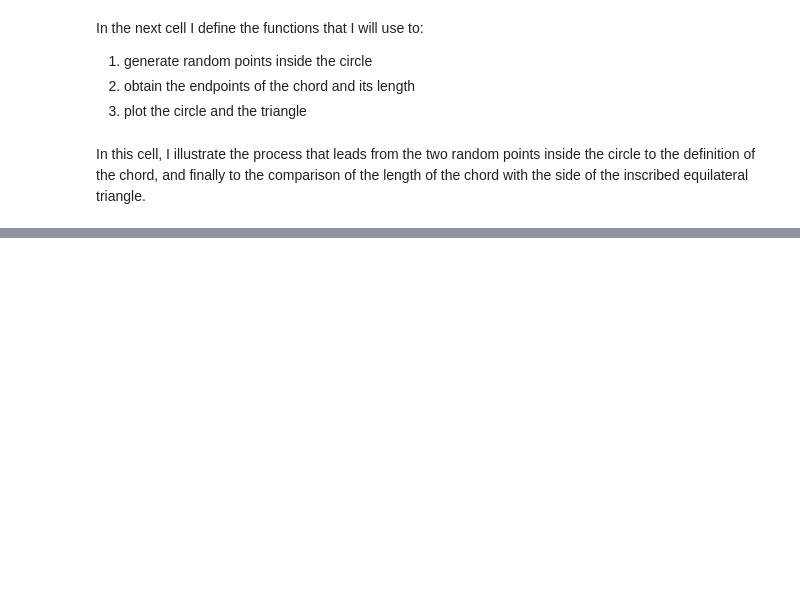
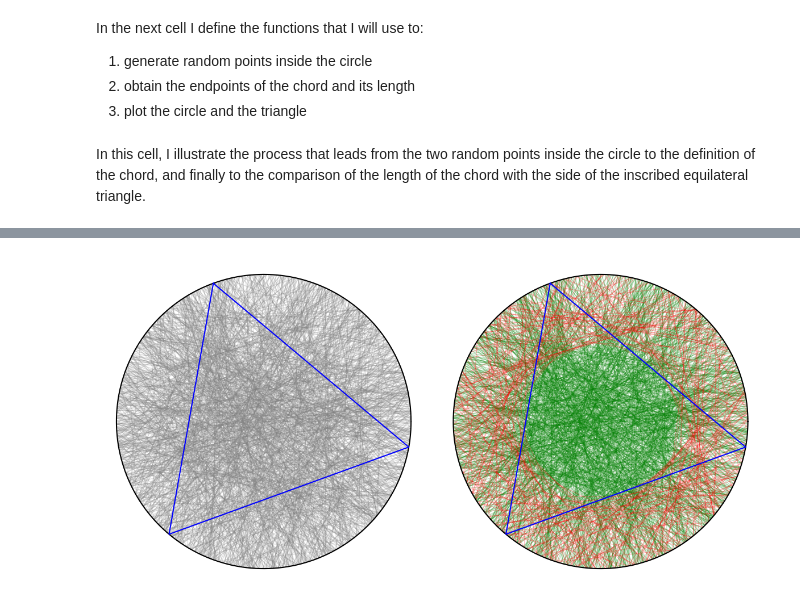
Before and after one commit to igordt/SAED_homeworks, a Jupyter notebook: h2/h2.ipynb, the cells around one changed output, grey strips where cells are left out. Saved outputs shown, nothing was run; the diff lists cells and outputs as text; code cells hidden in the pictures; blank space fills up the shorter version.

```diff
--- a/h2/h2.ipynb
+++ b/h2/h2.ipynb
@@ -145,0 +144,20 @@ Monte Carlo probability:        P = 0.7460 +/- 0.0138
+# %%
+# True if the chord is longer than the side of the triangle
+long = L > side
+
+fig, axes = plt.subplots(1, 2, figsize=(12, 6))
+
+# Ax_0: all chords in grey
+draw_base(axes[0], "blue")
+axes[0].plot([A[0], B[0]], [A[1], B[1]], c="grey", lw=1, alpha=0.25, zorder=0)
+
+# Ax_1: same chords, green if longer than the side, red otherwise
+draw_base(axes[1], "blue")
+axes[1].plot([A[0][long],  B[0][long]],  [A[1][long],  B[1][long]],  c="green", lw=1, alpha=0.25, zorder=0)
+axes[1].plot([A[0][~long], B[0][~long]], [A[1][~long], B[1][~long]], c="red",   lw=1, alpha=0.25, zorder=0)
+
+plt.tight_layout()
+plt.savefig("images/chords_distribution.pdf")
+plt.show()
+# %% [output]
+[figure, added]
```
Also changed, not shown: parts of 6 cells of this notebook, 3 other files.
